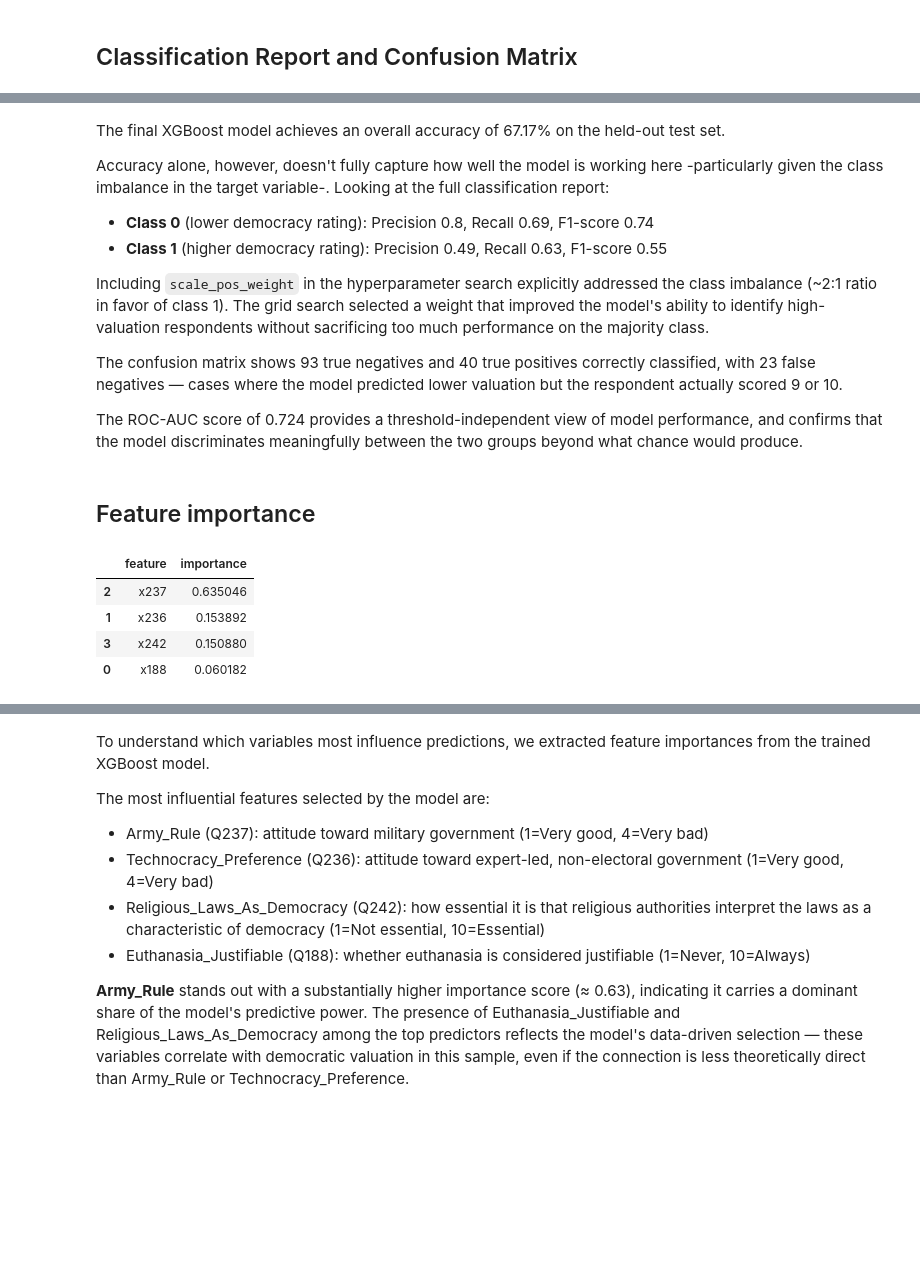
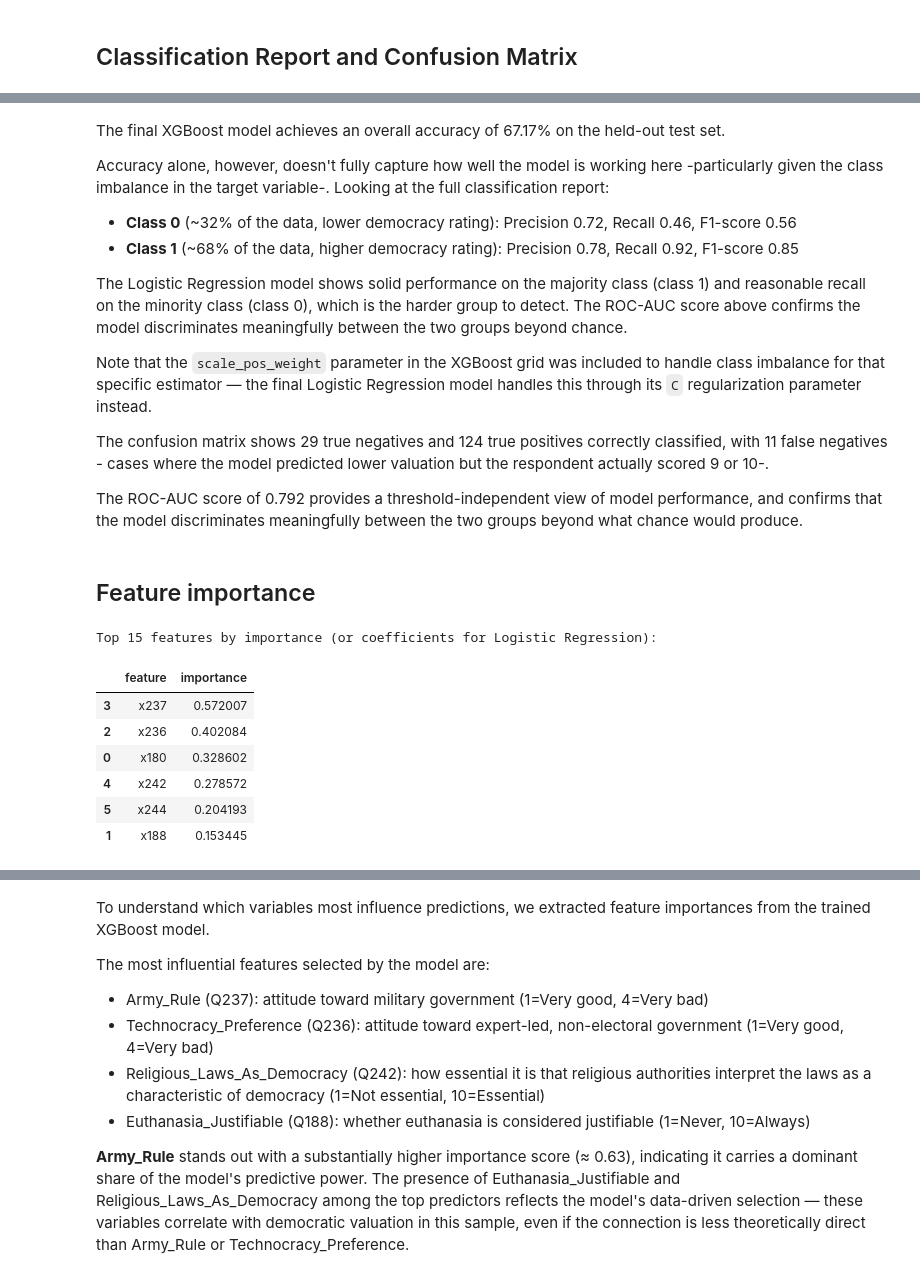
Before and after one commit to tomasallemand/wvs-democracy-attitudes-ml, a Jupyter notebook: notebooks/01_wvs_democracy_attitudes.ipynb, the cells around one changed output, grey strips where cells are left out. Saved outputs shown, nothing was run; the diff lists cells and outputs as text; code cells hidden in the pictures; blank space fills up the shorter version.

```diff
--- a/notebooks/01_wvs_democracy_attitudes.ipynb
+++ b/notebooks/01_wvs_democracy_attitudes.ipynb
@@ -788,35 +770,53 @@ The final XGBoost model achieves an overall accuracy of 67.17% on the held-out t
 
 Accuracy alone, however, doesn't fully capture how well the model is working here -particularly given the class imbalance in the target variable-. Looking at the full classification report:
 
-- **Class 0** (lower democracy rating): Precision 0.8, Recall 0.69, F1-score 0.74
-- **Class 1** (higher democracy rating): Precision 0.49, Recall 0.63, F1-score 0.55
+- **Class 0** (~32% of the data, lower democracy rating): Precision 0.72, Recall 0.46, F1-score 0.56
+- **Class 1** (~68% of the data, higher democracy rating): Precision 0.78, Recall 0.92, F1-score 0.85
 
-Including `scale_pos_weight` in the hyperparameter search explicitly addressed the class imbalance (~2:1 ratio in favor of class 1). The grid search selected a weight that improved the model's ability to identify high-valuation respondents without sacrificing too much performance on the majority class.
+The Logistic Regression model shows solid performance on the majority class (class 1) and reasonable recall on the minority class (class 0), which is the harder group to detect. The ROC-AUC score above confirms the model discriminates meaningfully between the two groups beyond chance.
 
-The confusion matrix shows 93 true negatives and 40 true positives correctly classified, with 23 false negatives — cases where the model predicted lower valuation but the respondent actually scored 9 or 10.
+Note that the `scale_pos_weight` parameter in the XGBoost grid was included to handle class imbalance for that specific estimator — the final Logistic Regression model handles this through its `C` regularization parameter instead.
 
-The ROC-AUC score of 0.724 provides a threshold-independent view of model performance, and confirms that the model discriminates meaningfully between the two groups beyond what chance would produce.
+The confusion matrix shows 29 true negatives and 124 true positives correctly classified, with 11 false negatives - cases where the model predicted lower valuation but the respondent actually scored 9 or 10-.
+
+The ROC-AUC score of 0.792 provides a threshold-independent view of model performance, and confirms that the model discriminates meaningfully between the two groups beyond what chance would produce.
 # %% [markdown]
 ## Feature importance
-# %%
-xgb_model = modelo_final.named_steps["estimator"]
-
-feature_names = modelo_final.named_steps["select"].get_feature_names_out()
-
-importances = xgb_model.feature_importances_
-
-importance_df = pd.DataFrame({
-    "feature": feature_names,
-    "importance": importances
-}).sort_values(by="importance", ascending=False)
-
-importance_df.head(15)
-# %% [output]
-|  | feature | importance |
-| 2 | x237 | 0.635046 |
-| 1 | x236 | 0.153892 |
-| 3 | x242 | 0.150880 |
-| 0 | x188 | 0.060182 |
+# %%
+model_estimator = modelo_final.named_steps["estimator"]
+
+# Check the type of the estimator to get appropriate feature importance
+if hasattr(model_estimator, 'feature_importances_'):
+    importances = model_estimator.feature_importances_
+elif hasattr(model_estimator, 'coef_'):
+    # For linear models, coefficients represent feature importance
+    # Take absolute value for importance, as sign indicates direction
+    importances = np.abs(model_estimator.coef_[0]) # [0] for binary classification
+else:
+    print("Estimator has no 'feature_importances_' or 'coef_' attribute for importance.")
+    importances = []
+
+feature_names = modelo_final.named_steps["select"].get_feature_names_out()
+
+if importances.size > 0:
+    importance_df = pd.DataFrame({
+        "feature": feature_names,
+        "importance": importances
+    }).sort_values(by="importance", ascending=False)
+
+    print("Top 15 features by importance (or coefficients for Logistic Regression):")
+    display(importance_df.head(15))
+else:
+    print("No feature importances to display.")
+# %% [output]
+Top 15 features by importance (or coefficients for Logistic Regression):
+|  | feature | importance |
+| 3 | x237 | 0.572007 |
+| 2 | x236 | 0.402084 |
+| 0 | x180 | 0.328602 |
+| 4 | x242 | 0.278572 |
+| 5 | x244 | 0.204193 |
+| 1 | x188 | 0.153445 |
 # %%
 q_code_to_name = {
     'Q250': 'Importance_Democracy', # Target variable (for reference)
```
Also changed, not shown: parts of 15 cells of this notebook.
